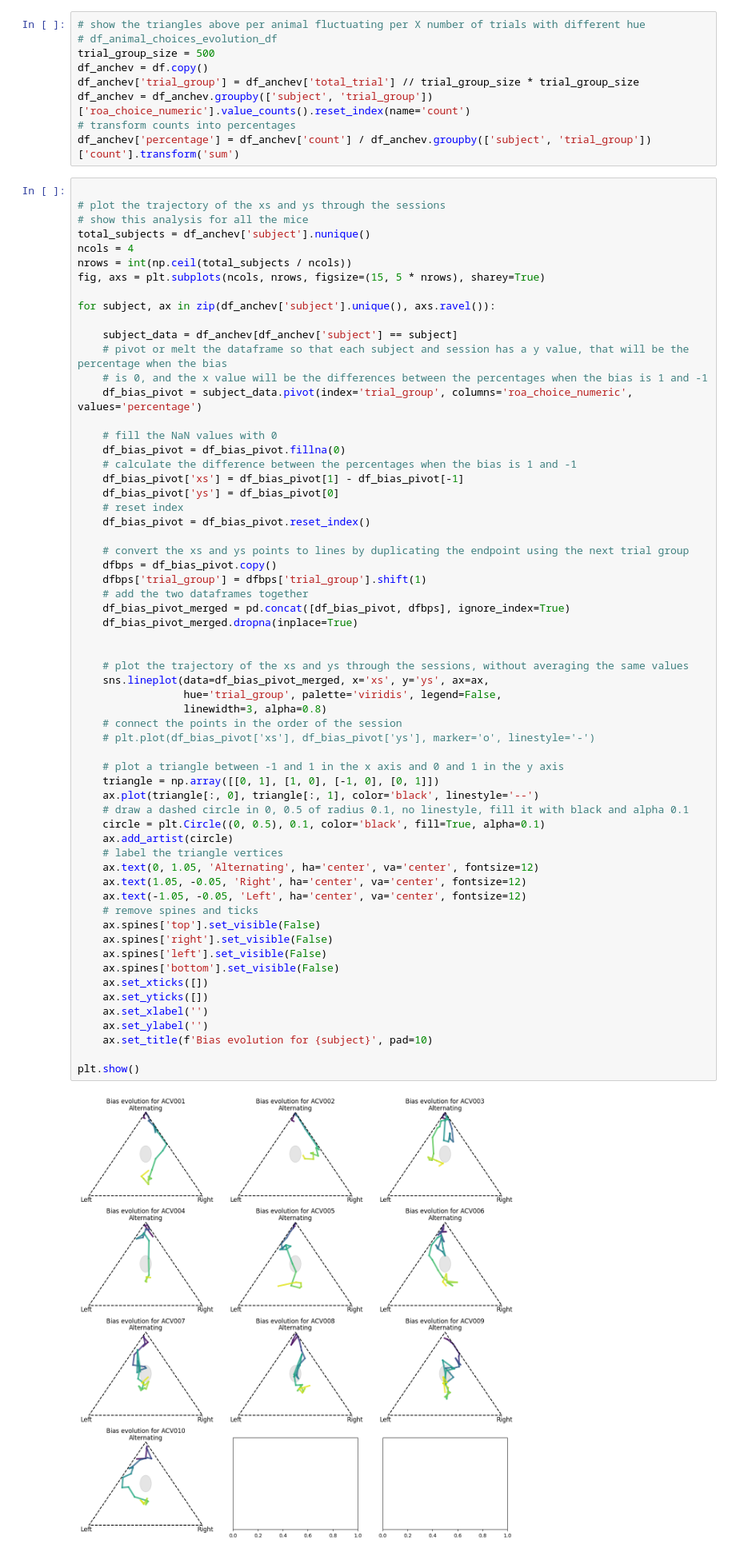
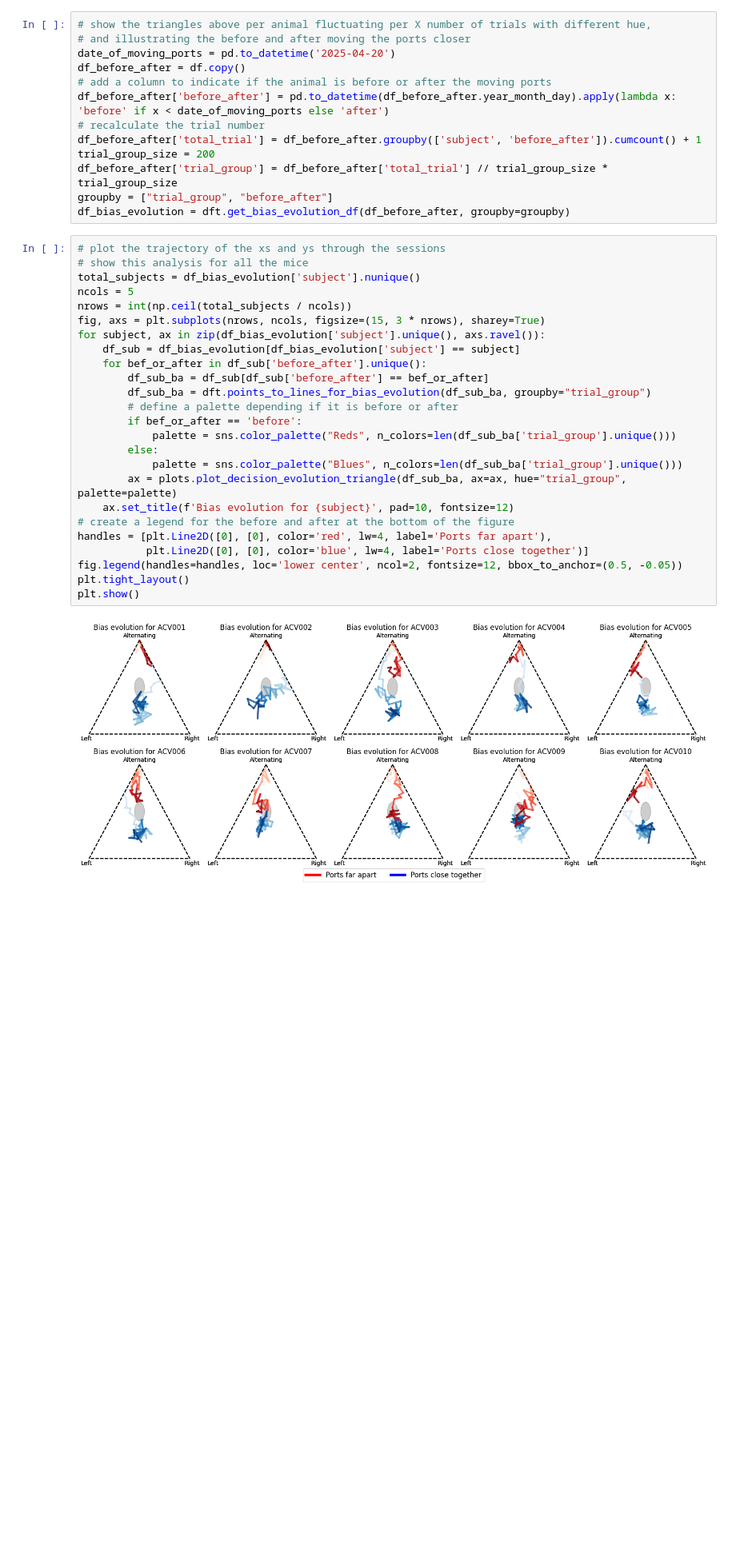
Before and after one commit to LearningCircuitsLab/behavior-analysis-notebooks, a Jupyter notebook: trap2_firstbatch_analysis.ipynb, the cells around one changed output. Shown at 80% size. Cells and saved outputs as stored; diff of their text form; blank space fills up the shorter version.

```diff
--- a/trap2_firstbatch_analysis.ipynb
+++ b/trap2_firstbatch_analysis.ipynb
@@ -262,75 +211,43 @@ plt.show()
 # %%
-# show the triangles above per animal fluctuating per X number of trials with different hue
-# df_animal_choices_evolution_df
-trial_group_size = 500
-df_anchev = df.copy()
-df_anchev['trial_group'] = df_anchev['total_trial'] // trial_group_size * trial_group_size
-df_anchev = df_anchev.groupby(['subject', 'trial_group'])['roa_choice_numeric'].value_counts().reset_index(name='count')
-# transform counts into percentages
-df_anchev['percentage'] = df_anchev['count'] / df_anchev.groupby(['subject', 'trial_group'])['count'].transform('sum')
+# show the triangles above per animal fluctuating per X number of trials with different hue,
+# and illustrating the before and after moving the ports closer
+date_of_moving_ports = pd.to_datetime('2025-04-20')
+df_before_after = df.copy()
+# add a column to indicate if the animal is before or after the moving ports
+df_before_after['before_after'] = pd.to_datetime(df_before_after.year_month_day).apply(lambda x: 'before' if x < date_of_moving_ports else 'after')
+# recalculate the trial number
+df_before_after['total_trial'] = df_before_after.groupby(['subject', 'before_after']).cumcount() + 1
+trial_group_size = 200
+df_before_after['trial_group'] = df_before_after['total_trial'] // trial_group_size * trial_group_size
+groupby = ["trial_group", "before_after"]
+df_bias_evolution = dft.get_bias_evolution_df(df_before_after, groupby=groupby)
 # %%
-
 # plot the trajectory of the xs and ys through the sessions
 # show this analysis for all the mice
-total_subjects = df_anchev['subject'].nunique()
-ncols = 4
+total_subjects = df_bias_evolution['subject'].nunique()
+ncols = 5
 nrows = int(np.ceil(total_subjects / ncols))
-fig, axs = plt.subplots(ncols, nrows, figsize=(15, 5 * nrows), sharey=True)
-
-for subject, ax in zip(df_anchev['subject'].unique(), axs.ravel()):
-
-    subject_data = df_anchev[df_anchev['subject'] == subject]
-    # pivot or melt the dataframe so that each subject and session has a y value, that will be the percentage when the bias
-    # is 0, and the x value will be the differences between the percentages when the bias is 1 and -1
-    df_bias_pivot = subject_data.pivot(index='trial_group', columns='roa_choice_numeric', values='percentage')
-
-    # fill the NaN values with 0
-    df_bias_pivot = df_bias_pivot.fillna(0)
-    # calculate the difference between the percentages when the bias is 1 and -1
-    df_bias_pivot['xs'] = df_bias_pivot[1] - df_bias_pivot[-1]
-    df_bias_pivot['ys'] = df_bias_pivot[0]
-    # reset index
-    df_bias_pivot = df_bias_pivot.reset_index()
-
-    # convert the xs and ys points to lines by duplicating the endpoint using the next trial group
-    dfbps = df_bias_pivot.copy()
-    dfbps['trial_group'] = dfbps['trial_group'].shift(1)
-    # add the two dataframes together
-    df_bias_pivot_merged = pd.concat([df_bias_pivot, dfbps], ignore_index=True)
-    df_bias_pivot_merged.dropna(inplace=True)
-
-
-    # plot the trajectory of the xs and ys through the sessions, without averaging the same values
-    sns.lineplot(data=df_bias_pivot_merged, x='xs', y='ys', ax=ax,
-                 hue='trial_group', palette='viridis', legend=False,
-                 linewidth=3, alpha=0.8)
-    # connect the points in the order of the session
-    # plt.plot(df_bias_pivot['xs'], df_bias_pivot['ys'], marker='o', linestyle='-')
-
-    # plot a triangle between -1 and 1 in the x axis and 0 and 1 in the y axis
-    triangle = np.array([[0, 1], [1, 0], [-1, 0], [0, 1]])
-    ax.plot(triangle[:, 0], triangle[:, 1], color='black', linestyle='--')
-    # draw a dashed circle in 0, 0.5 of radius 0.1, no linestyle, fill it with black and alpha 0.1
-    circle = plt.Circle((0, 0.5), 0.1, color='black', fill=True, alpha=0.1)
-    ax.add_artist(circle)
-    # label the triangle vertices
-    ax.text(0, 1.05, 'Alternating', ha='center', va='center', fontsize=12)
-    ax.text(1.05, -0.05, 'Right', ha='center', va='center', fontsize=12)
-    ax.text(-1.05, -0.05, 'Left', ha='center', va='center', fontsize=12)
-    # remove spines and ticks
-    ax.spines['top'].set_visible(False)
-    ax.spines['right'].set_visible(False)
-    ax.spines['left'].set_visible(False)
-    ax.spines['bottom'].set_visible(False)
-    ax.set_xticks([])
-    ax.set_yticks([])
-    ax.set_xlabel('')
-    ax.set_ylabel('')
-    ax.set_title(f'Bias evolution for {subject}', pad=10)
-
+fig, axs = plt.subplots(nrows, ncols, figsize=(15, 3 * nrows), sharey=True)
+for subject, ax in zip(df_bias_evolution['subject'].unique(), axs.ravel()):
+    df_sub = df_bias_evolution[df_bias_evolution['subject'] == subject]
+    for bef_or_after in df_sub['before_after'].unique():
+        df_sub_ba = df_sub[df_sub['before_after'] == bef_or_after]
+        df_sub_ba = dft.points_to_lines_for_bias_evolution(df_sub_ba, groupby="trial_group")
+        # define a palette depending if it is before or after
+        if bef_or_after == 'before':
+            palette = sns.color_palette("Reds", n_colors=len(df_sub_ba['trial_group'].unique()))
+        else:
+            palette = sns.color_palette("Blues", n_colors=len(df_sub_ba['trial_group'].unique()))
+        ax = plots.plot_decision_evolution_triangle(df_sub_ba, ax=ax, hue="trial_group", palette=palette)
+    ax.set_title(f'Bias evolution for {subject}', pad=10, fontsize=12)
+# create a legend for the before and after at the bottom of the figure
+handles = [plt.Line2D([0], [0], color='red', lw=4, label='Ports far apart'),
+           plt.Line2D([0], [0], color='blue', lw=4, label='Ports close together')]
+fig.legend(handles=handles, loc='lower center', ncol=2, fontsize=12, bbox_to_anchor=(0.5, -0.05))
+plt.tight_layout()
 plt.show()
 # %% [output]
-[figure, old version]
+[figure, new version]
 # %% [markdown]
 Analysis of the 2AFC task
 # %%
```
Also changed, not shown: parts of 18 cells of this notebook.
